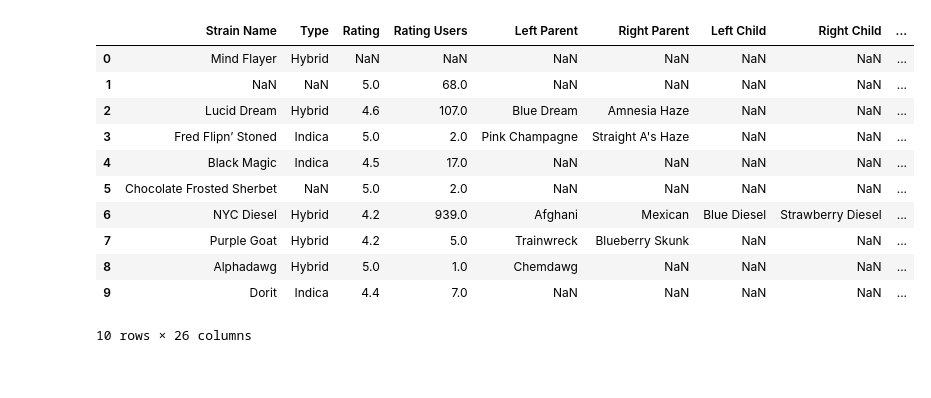
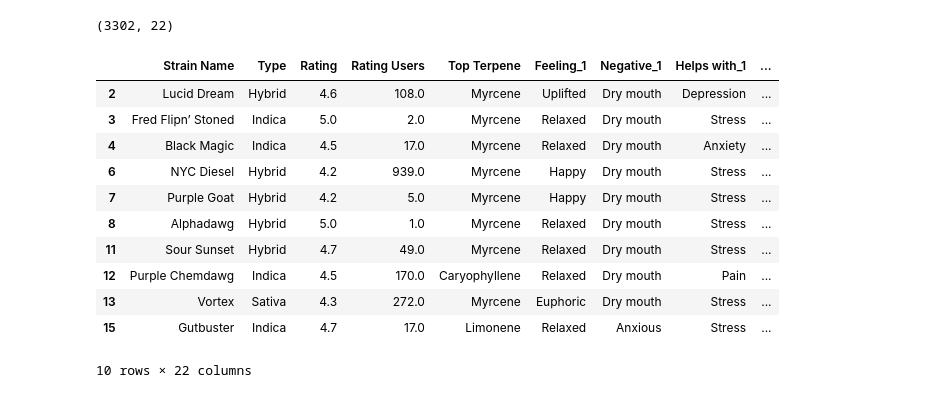
Before and after one commit to DanielOfir/Cannabis-Analysis, a Jupyter notebook: dataCleaning.ipynb, the cells around one changed output. Saved outputs shown, nothing was run; the diff lists cells and outputs as text; code cells hidden in the pictures.

```diff
--- a/dataCleaning.ipynb
+++ b/dataCleaning.ipynb
@@ -109,3 +115,3 @@ def complete_nan(df,col_names):
 # %%
-cols = ['Feeling_1','Feeling_2','Feeling_3','Feeling_4','Feeling_5','Negative_1','Negative_2','Negative_3','Negative_4','Negative_5','Helps with_1','Helps with_2','Helps with_3','Helps with_4','Helps with_5','THC','CBD','CBG']
+cols = ['Feeling_1','Feeling_2','Feeling_3','Feeling_4','Feeling_5','Negative_1','Negative_2','Negative_3','Negative_4','Negative_5','Helps with_1','Helps with_2','Helps with_3','Helps with_4','Helps with_5','THC','CBD','CBG','Top Terpene']
 feelings_complete = complete_nan(df,cols) ## Fill NaN
@@ -127,5 +149,5 @@ df = df.loc[:,~df.columns.str.match("Unnamed")]
 # %%
 
 
-without_rating_and_type = df[(df['Rating Users'].notna()) & (df['Type'].notna())].copy()
+without_rating_and_type = df[(df['Rating Users'].notna()) & (df['Type'].notna()) & (df['Strain Name'].notna())].copy()
 # without_type = without_rating[without_rating['Type'].notna()].copy()
@@ -132,9 +158,13 @@ without_rating_and_type = df[(df['Rating Users'].notna()) & (df['Type'].notna())
 # %%
 # without_rating.head(10)
 
+# without_rating_and_type.shape
+
+# without_rating_and_type[without_rating_and_type['THC'].isna()]
+
+without_rating_and_type.dropna(subset=['THC'],inplace=True)
+
 without_rating_and_type.head(10)
-
-# without_type[without_type['THC'].isna()]
 
 
 # curr = without_type[(without_type['Left Parent'].isna()) & (without_type['Right Parent'].isna()) & (without_type['THC'].isna())].copy()
@@ -160,0 +185,12 @@ without_rating_and_type.head(10)
+# %%
+without_rating_and_type = without_rating_and_type.drop(columns=['Left Parent','Right Parent','Left Child','Right Child','CBG'])
+# %%
+# without_rating_and_type.head(10)
+
+# without_rating_and_type['Top Terpene'].isna().sum()
+# without_rating_and_type.head(10)
+
+# df = without_rating_and_type.copy()
+df.shape
+# %% [output]
+(3302, 22)
@@ -161,17 +210,17 @@ without_rating_and_type.head(10)
 # %%
-df.head(10)
+without_rating_and_type.head(10)
 # %% [output]
-|  | Strain Name | Type | Rating | Rating Users | Left Parent | Right Parent | Left Child | Right Child | ... |
-| 0 | Mind Flayer | Hybrid | NaN | NaN | NaN | NaN | NaN | NaN | ... |
-| 1 | NaN | NaN | 5.0 | 68.0 | NaN | NaN | NaN | NaN | ... |
-| 2 | Lucid Dream | Hybrid | 4.6 | 107.0 | Blue Dream | Amnesia Haze | NaN | NaN | ... |
-| 3 | Fred Flipn’ Stoned | Indica | 5.0 | 2.0 | Pink Champagne | Straight A's Haze | NaN | NaN | ... |
-| 4 | Black Magic | Indica | 4.5 | 17.0 | NaN | NaN | NaN | NaN | ... |
-| 5 | Chocolate Frosted Sherbet | NaN | 5.0 | 2.0 | NaN | NaN | NaN | NaN | ... |
-| 6 | NYC Diesel | Hybrid | 4.2 | 939.0 | Afghani | Mexican | Blue Diesel | Strawberry Diesel | ... |
-| 7 | Purple Goat | Hybrid | 4.2 | 5.0 | Trainwreck | Blueberry Skunk | NaN | NaN | ... |
-| 8 | Alphadawg | Hybrid | 5.0 | 1.0 | Chemdawg | NaN | NaN | NaN | ... |
-| 9 | Dorit | Indica | 4.4 | 7.0 | NaN | NaN | NaN | NaN | ... |
+|  | Strain Name | Type | Rating | Rating Users | Top Terpene | Feeling_1 | Negative_1 | Helps with_1 | ... |
+| 2 | Lucid Dream | Hybrid | 4.6 | 108.0 | Myrcene | Uplifted | Dry mouth | Depression | ... |
+| 3 | Fred Flipn’ Stoned | Indica | 5.0 | 2.0 | Myrcene | Relaxed | Dry mouth | Stress | ... |
+| 4 | Black Magic | Indica | 4.5 | 17.0 | Myrcene | Relaxed | Dry mouth | Anxiety | ... |
+| 6 | NYC Diesel | Hybrid | 4.2 | 939.0 | Myrcene | Happy | Dry mouth | Stress | ... |
+| 7 | Purple Goat | Hybrid | 4.2 | 5.0 | Myrcene | Happy | Dry mouth | Stress | ... |
+| 8 | Alphadawg | Hybrid | 5.0 | 1.0 | Myrcene | Relaxed | Dry mouth | Stress | ... |
+| 11 | Sour Sunset | Hybrid | 4.7 | 49.0 | Myrcene | Relaxed | Dry mouth | Stress | ... |
+| 12 | Purple Chemdawg | Indica | 4.5 | 170.0 | Caryophyllene | Relaxed | Dry mouth | Pain | ... |
+| 13 | Vortex | Sativa | 4.3 | 272.0 | Myrcene | Euphoric | Dry mouth | Stress | ... |
+| 15 | Gutbuster | Indica | 4.7 | 17.0 | Limonene | Relaxed | Anxious | Stress | ... |
-10 rows × 26 columns
+10 rows × 22 columns
 # %%
 
```
Also changed, not shown: parts of 12 cells of this notebook, 7 other files.
